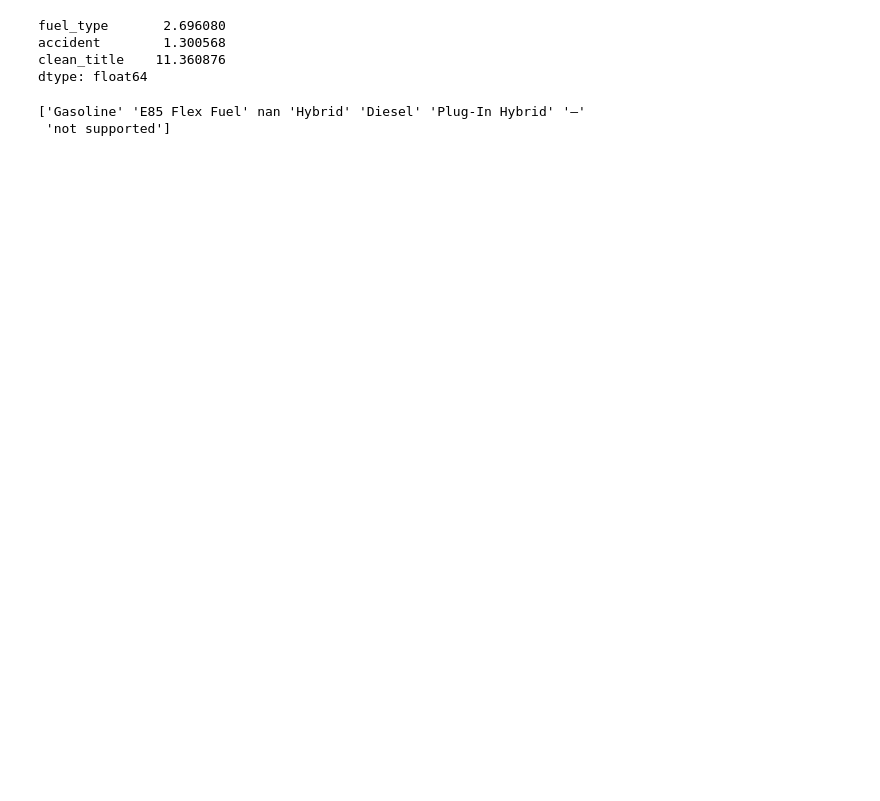
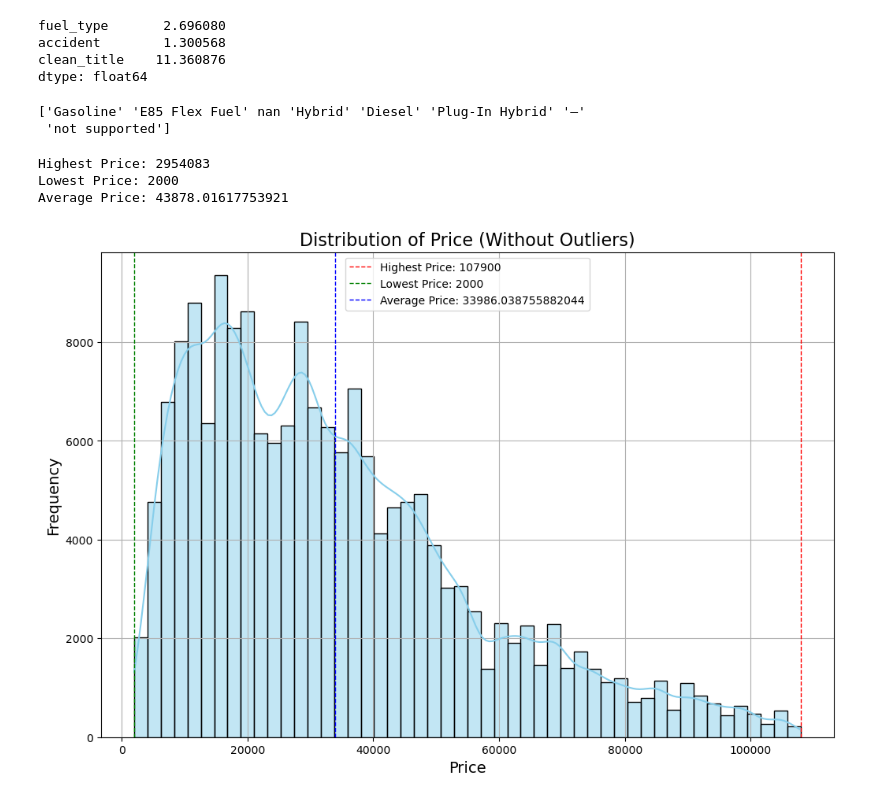
Before and after one commit to DanT52/CarPricePrediction, a Jupyter notebook: notebook.ipynb, the cells around one changed output. Cells and saved outputs as stored; diff of their text form; code cells hidden in the pictures; blank space fills up the shorter version.

```diff
--- a/notebook.ipynb
+++ b/notebook.ipynb
@@ -11,16 +11,14 @@ from sklearn.compose import ColumnTransformer
 from sklearn.impute import SimpleImputer
 from sklearn.linear_model import LinearRegression
 from sklearn.metrics import mean_squared_error, r2_score
-
-# Set seaborn style for plots
-sns.set(style="whitegrid")
 # %%
 # Load Dataset
-df = pd.read_csv('train.csv')
+df_train = pd.read_csv('train.csv')
 df_test = pd.read_csv('test.csv')
+df_sub = pd.read_csv('sample_submission.csv')
 
 # Display the first few rows of the dataframe
-df.head()
+df_train.head()
 # %% [output]
 |  | id | brand | model | model_year | milage | fuel_type | engine | transmission | ext_col | int_col | ... |
 | 0 | 0 | MINI | Cooper S Base | 2007 | 213000 | Gasoline | 172.0HP 1.6L 4 Cylinder Engine Ga... | A/T | Yellow | Gray | ... |
@@ -51,3 +51,34 @@ print(unique_fuel_types)
 # %% [output]
 ['Gasoline' 'E85 Flex Fuel' nan 'Hybrid' 'Diesel' 'Plug-In Hybrid' '–'
  'not supported']
+# %%
+# Calculate highest, lowest, and average price
+highest_price = df_train['price'].max()
+lowest_price = df_train['price'].min()
+average_price = df_train['price'].mean()
+
+print(f"Highest Price: {highest_price}")
+print(f"Lowest Price: {lowest_price}")
+print(f"Average Price: {average_price}")
+
+# Filter outliers to see them on the graph better
+upper_bound = df_train['price'].quantile(0.95)
+filtered_df = df_train[(df_train['price'] <= upper_bound)]
+
+# Plot
+plt.figure(figsize=(12, 8))
+sns.histplot(filtered_df['price'], bins=50, kde=True, color='skyblue')
+plt.title('Distribution of Price (Without Outliers)', fontsize=16)
+plt.xlabel('Price', fontsize=14)
+plt.ylabel('Frequency', fontsize=14)
+plt.axvline(filtered_df['price'].max(), color='red', linestyle='dashed', linewidth=1, label=f'Highest Price: {filtered_df["price"].max()}')
+plt.axvline(filtered_df['price'].min(), color='green', linestyle='dashed', linewidth=1, label=f'Lowest Price: {filtered_df["price"].min()}')
+plt.axvline(filtered_df['price'].mean(), color='blue', linestyle='dashed', linewidth=1, label=f'Average Price: {filtered_df["price"].mean()}')
+plt.legend()
+plt.grid(True)
+plt.show()
+# %% [output]
+Highest Price: 2954083
+Lowest Price: 2000
+Average Price: 43878.01617753921
+[figure, added]
```
Also changed, not shown: parts of 4 cells of this notebook.
